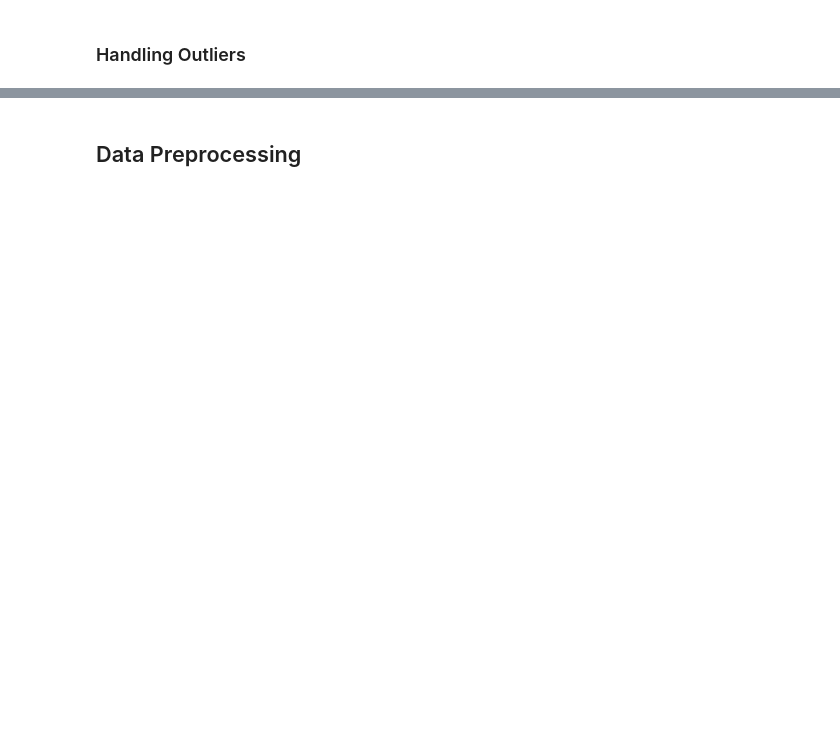
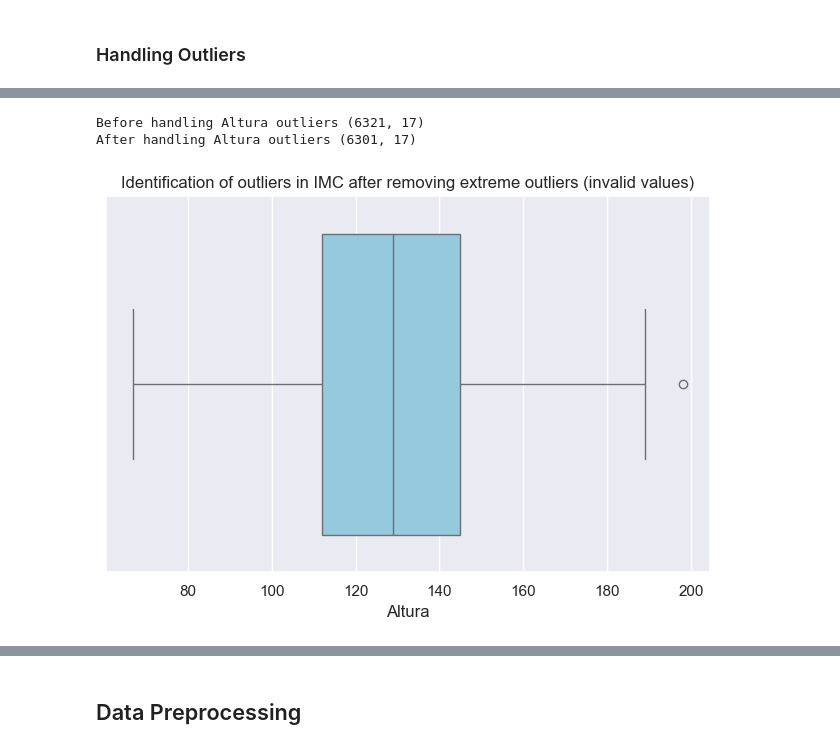
Before and after one commit to RS181/Data-Mining-I, a Jupyter notebook: Assignment/3-data_cleaning_and_preprocessing.ipynb, the cells around one changed output, grey strips where cells are left out. Drawn from its saved outputs; the diff is of its cells as text; code cells hidden in the pictures; blank space fills up the shorter version.

```diff
--- a/Assignment/3-data_cleaning_and_preprocessing.ipynb
+++ b/Assignment/3-data_cleaning_and_preprocessing.ipynb
@@ -68,6 +68,8 @@ data = data[data['Idade'].between(2,19)]
 data.shape
 # %% [output]
 (12384, 17)
+# %%
+data['Idade'] = data['Idade'].astype(int)
 # %%
 data['Idade'].value_counts
 # %% [output]
@@ -136,7 +138,9 @@ data['Pulsos'] = data['Pulsos'].str.strip().str.capitalize()
 map = {
     'Normais': 'Normal',
     'NORMAIS': 'Normal',
-    'Diminuídos': 'Femorais diminuidos',
+    'Diminuídos': 'Diminished Femoral',
+    'Femorais diminuidos': 'Diminished Femoral',
+    'Amplos': 'Ample'
 }
 data['Pulsos'] = data['Pulsos'].replace(map)
 print("(After)", data['Pulsos'].value_counts())
@@ -160,8 +164,9 @@ Name: count, dtype: int64
 print("(Before)",data['B2'].value_counts())
 data['B2'] = data['B2'].str.strip().str.capitalize()
 map = {
-    'Única': 'Unico',
-    'Desdob fixo': 'Split fixo'
+    'Única': 'Unique',
+    'Desdob fixo': 'Fixed Split',
+    'Hiperfonética': 'Hyperphonetic'
 }
 data['B2'] = data['B2'].replace(map)
 print("(After)", data['B2'].value_counts())
@@ -627,0 +633,34 @@ plt.show()
+# %%
+import json
+with open('Assignment/Data-structures/height_percentiles.json', 'r') as file:
+    height_data = json.load(file)
+
+
+def filtrar_altura_inconsistente(row):
+    idade = str(int(row['Idade']))
+    sexo = 'female' if row['Sexo'] == 'Feminino' else 'male'
+
+    # Exemplo usando o JSON de altura que criámos
+    if sexo in height_data and idade in height_data[sexo]:
+        p5 = height_data[sexo][idade]['p5']
+        p95 = height_data[sexo][idade]['p95']
+
+        # Se a altura for 30% menor que o P5 ou 30% maior que o P95, é provável erro
+        if row['Altura'] < (p5 * 0.7) or row['Altura'] > (p95 * 1.3):
+            return False
+    return True
+
+
+print(f"Before handling Altura outliers {data.shape}")
+data = data[data.apply(filtrar_altura_inconsistente, axis=1)]
+print(f"After handling Altura outliers {data.shape}")
+# %% [output]
+Before handling Altura outliers (6321, 17)
+After handling Altura outliers (6301, 17)
+# %%
+sns.boxplot(x=data['Altura'],color='skyblue')
+plt.title('Identification of outliers in IMC after removing extreme outliers (invalid values)')
+plt.tight_layout()
+plt.show()
+# %% [output]
+[figure, added]
```
Also changed, not shown: parts of 40 cells of this notebook, 1 other file.
